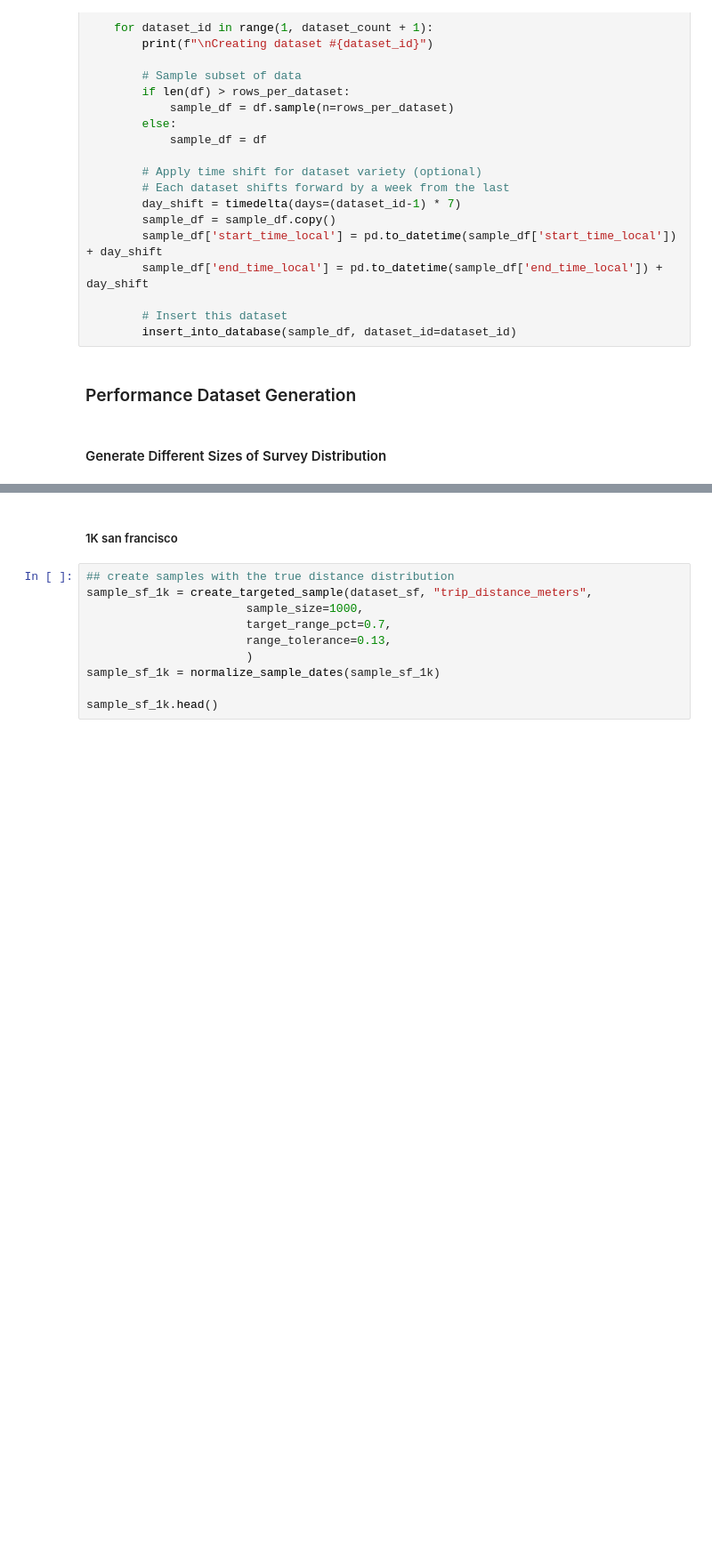
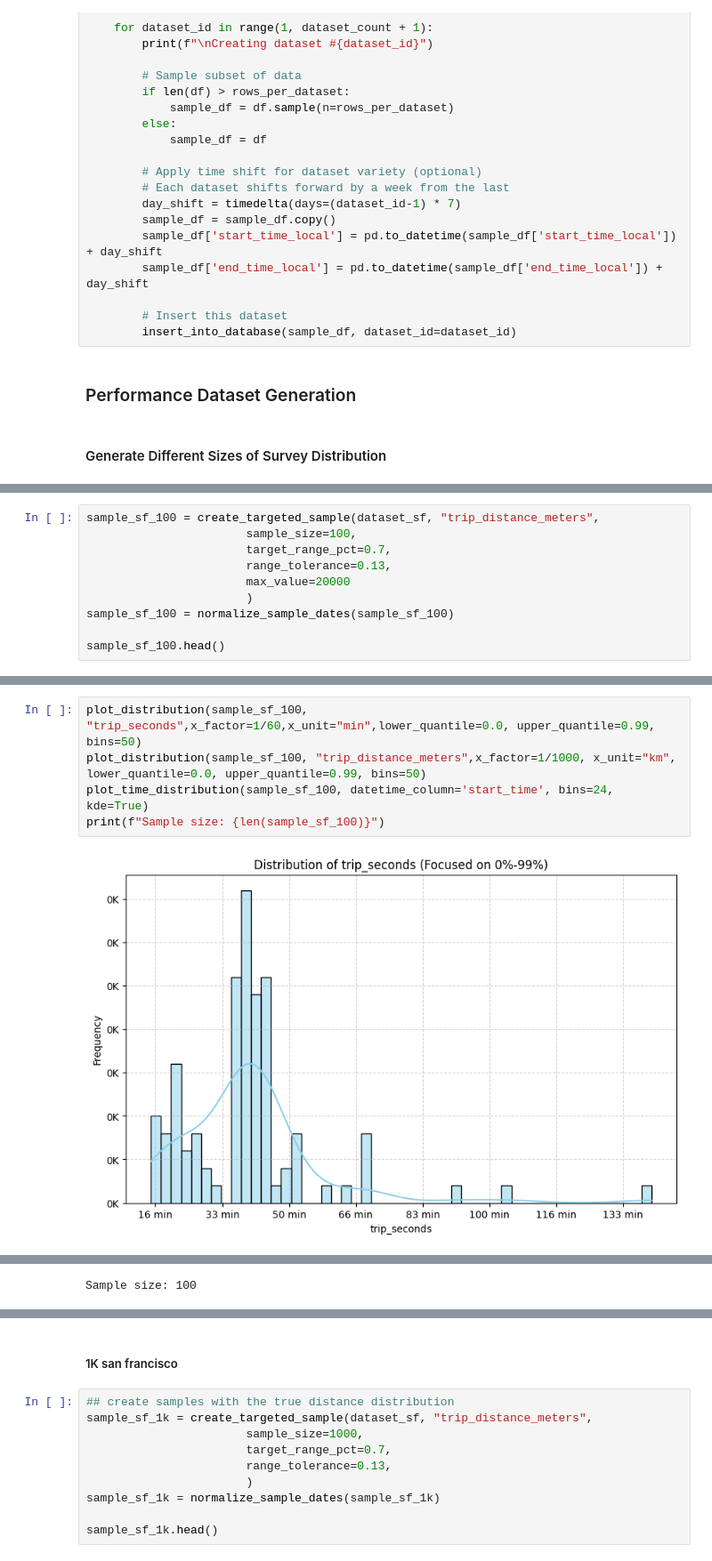
Before and after one commit to carpooling-egy/matching-engine, a Jupyter notebook: testing/datasets.ipynb, the cells around one changed output, grey strips where cells are left out. Shown at 89% size. Cells and saved outputs as stored; diff of their text form; blank space fills up the shorter version.

Commit message:
small samples

```diff
--- a/testing/datasets.ipynb
+++ b/testing/datasets.ipynb
@@ -1938,0 +1972,10 @@ def create_multiple_datasets(file_path, dataset_count=3, rows_per_dataset=None):
+# %%
+sample_sf_100 = create_targeted_sample(dataset_sf, "trip_distance_meters",
+                       sample_size=100,
+                       target_range_pct=0.7,
+                       range_tolerance=0.13,
+                       max_value=20000
+                       )
+sample_sf_100 = normalize_sample_dates(sample_sf_100)
+
+sample_sf_100.head()
@@ -1938,0 +2005,7 @@ def create_multiple_datasets(file_path, dataset_count=3, rows_per_dataset=None):
+# %%
+plot_distribution(sample_sf_100, "trip_seconds",x_factor=1/60,x_unit="min",lower_quantile=0.0, upper_quantile=0.99, bins=50)
+plot_distribution(sample_sf_100, "trip_distance_meters",x_factor=1/1000, x_unit="km", lower_quantile=0.0, upper_quantile=0.99, bins=50)
+plot_time_distribution(sample_sf_100, datetime_column='start_time', bins=24, kde=True)
+print(f"Sample size: {len(sample_sf_100)}")
+# %% [output]
+[figure, added]
@@ -1938,0 +2013 @@ def create_multiple_datasets(file_path, dataset_count=3, rows_per_dataset=None):
+Sample size: 100
```
Also changed, not shown: parts of 12 cells of this notebook.
